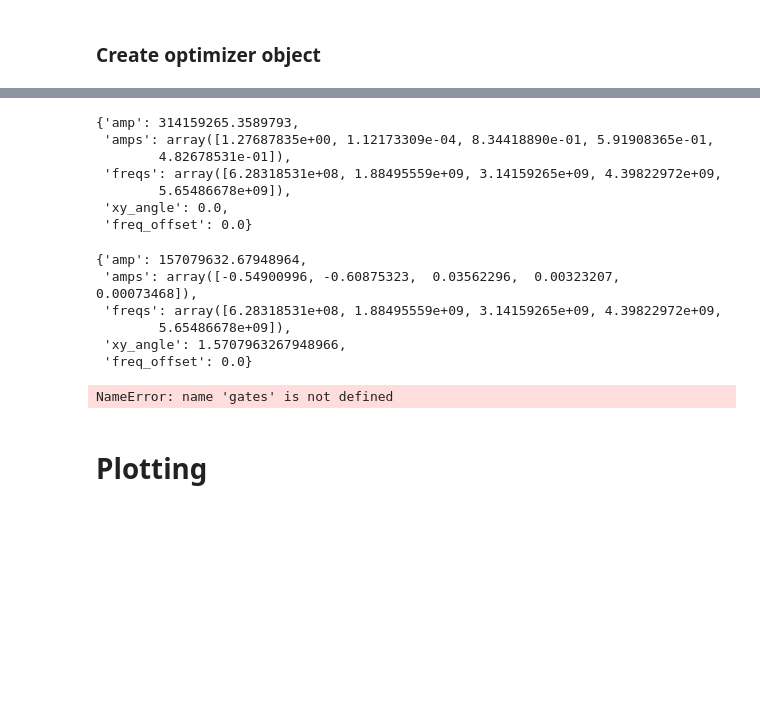
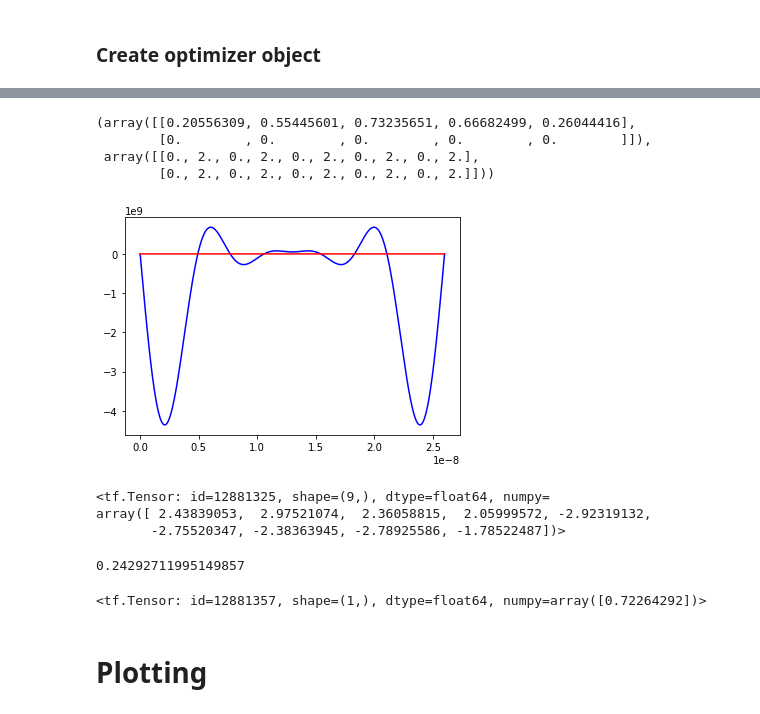
Before and after one commit to q-optimize/c3, a Jupyter notebook: c3po/notebooks/TAIWAN 2q.ipynb, the cells around one changed output, grey strips where cells are left out. Saved outputs shown, nothing was run; the diff lists cells and outputs as text; code cells hidden in the pictures; blank space fills up the shorter version.

```diff
--- a/c3po/notebooks/TAIWAN 2q.ipynb
+++ b/c3po/notebooks/TAIWAN 2q.ipynb
@@ -199,8 +304,13 @@ gates.add_instruction(Y90p_Q1)
 exp = Exp(model, gen)
 sim = Sim(exp, gates)
 # %%
-# # Introduce a Z rotation of the unitary after the gate to rotate back into the qubit frame
-# a_q1 = model.ann_opers[model.names.index('Q1')]
-# a_q2 = model.ann_opers[model.names.index('Q2')]
-# sim.VZ = expm(1.0j * np.matmul(a_q1.T.conj(), a_q1) * qubit_freq1 * t_final) + \
-#          expm(1.0j * np.matmul(a_q2.T.conj(), a_q2) * qubit_freq2 * t_final)
+# Introduce a Z rotation of the unitary after the gate to rotate back into the qubit frame
+q1_indx = model.names.index('q1')
+q2_indx = model.names.index('q2')
+a_q1 = model.ann_opers[q1_indx]
+a_q2 = model.ann_opers[q2_indx]
+VZ1 = expm(1.0j * np.matmul(a_q1.T.conj(), a_q1) * qubit_freq1 * t_final +
+           1.0j * np.matmul(a_q2.T.conj(), a_q2) * qubit_freq2 * t_final)
+# eig = model.get_drift_eigenframe()
+# VZ2 =  expm(1.0j*eig.numpy()*t_final)
+sim.VZ = VZ1
@@ -216,10 +322,12 @@ opt = Opt(data_path=logdir)
 # %%
 # Define the map of which parameters will be optimized. The rest will be fixed
 opt_map = [
-#     [('Y90p_Q1', 'D1', 'I_fsin', 'amp')],
-#     [('Y90p_Q1', 'D1', 'Q_fcos', 'amp')],
-    [('Y90p_Q1', 'D1', 'I_fsin', 'amps')],
-    [('Y90p_Q1', 'D1', 'Q_fcos', 'amps')],
+#     [('Y90p_Q1', 'mw1', 'I_fsin', 'amps')],
+#     [('Y90p_Q1', 'mw1', 'Q_fcos', 'amps')],
+#     [('Y90p_Q2', 'mw2', 'I_fsin', 'amps')],
+#     [('Y90p_Q2', 'mw2', 'Q_fcos', 'amps')],
+    [('CZ', 'flux1', 'I_fsin', 'amps')],
+    [('CZ', 'flux1', 'I_fcos', 'amps')],
 ]
 # in this case we will only optimize the X90p operation on Q1
 # %%
@@ -290,29 +414,29 @@ WARNING: Entity <function tf_expm at 0x...> could not be transformed and will be
-# %%
-gates.instructions['Y90p_Q1'].comps['D1']['I_fsin'].params
-# %% [output]
-{'amp': 314159265.3589793,
- 'amps': array([1.27687835e+00, 1.12173309e-04, 8.34418890e-01, 5.91908365e-01,
-        4.82678531e-01]),
- 'freqs': array([6.28318531e+08, 1.88495559e+09, 3.14159265e+09, 4.39822972e+09,
-        5.65486678e+09]),
- 'xy_angle': 0.0,
- 'freq_offset': 0.0}
-# %%
-gates.instructions['Y90p_Q1'].comps['D1']['Q_fcos'].params
-# %% [output]
-{'amp': 157079632.67948964,
- 'amps': array([-0.54900996, -0.60875323,  0.03562296,  0.00323207,  0.00073468]),
- 'freqs': array([6.28318531e+08, 1.88495559e+09, 3.14159265e+09, 4.39822972e+09,
-        5.65486678e+09]),
- 'xy_angle': 1.5707963267948966,
- 'freq_offset': 0.0}
+# %%
+gates.get_parameters(opt_map)
+# %% [output]
+(array([[0.20556309, 0.55445601, 0.73235651, 0.66682499, 0.26044416],
+        [0.        , 0.        , 0.        , 0.        , 0.        ]]),
+ array([[0., 2., 0., 2., 0., 2., 0., 2., 0., 2.],
+        [0., 2., 0., 2., 0., 2., 0., 2., 0., 2.]]))
 # %%
 #Check unitary
-params = gates.get_parameters(opt_map)
+params, _ = gates.get_parameters(opt_map)
 U_dict = sim.get_gates(params, opt_map)
-U_dict['Y90p']
+U = U_dict['CZ']
+# U = U_dict['Y90p_Q1']
 # %% [output]
-NameError: name 'gates' is not defined
+[figure, added]
+# %%
+tf.math.angle(tf.linalg.diag_part(U))
+# %% [output]
+<tf.Tensor: id=12881325, shape=(9,), dtype=float64, numpy=
+array([ 2.43839053,  2.97521074,  2.36058815,  2.05999572, -2.92319132,
+       -2.75520347, -2.38363945, -2.78925586, -1.78522487])>
+# %%
+CZ_phase(U_dict)
+# %% [output]
+0.24292711995149857
+<tf.Tensor: id=12881357, shape=(1,), dtype=float64, numpy=array([0.72264292])>
 # %% [markdown]
 # Plotting
 # %% [markdown]
```
Also changed, not shown: parts of 21 cells of this notebook, 1 other file.
